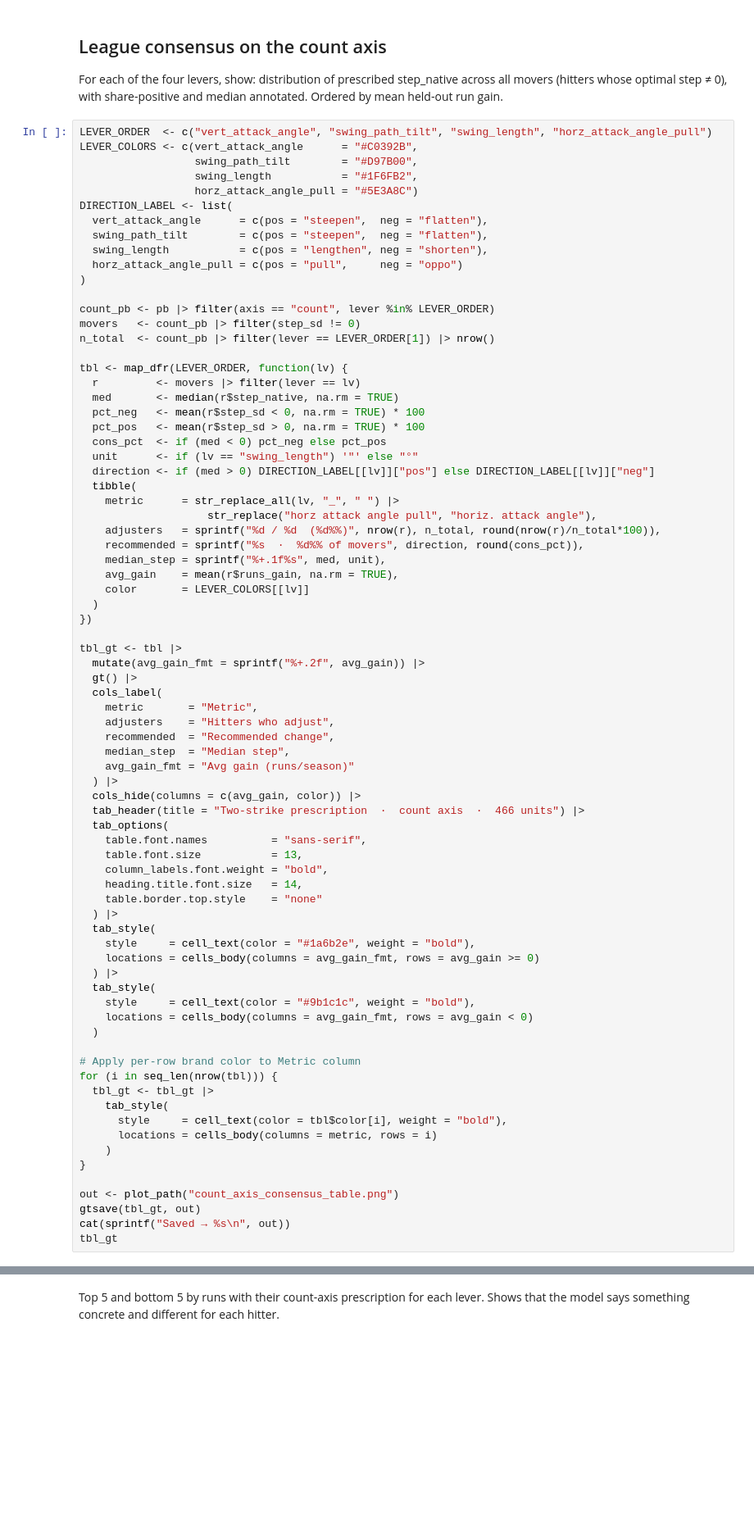
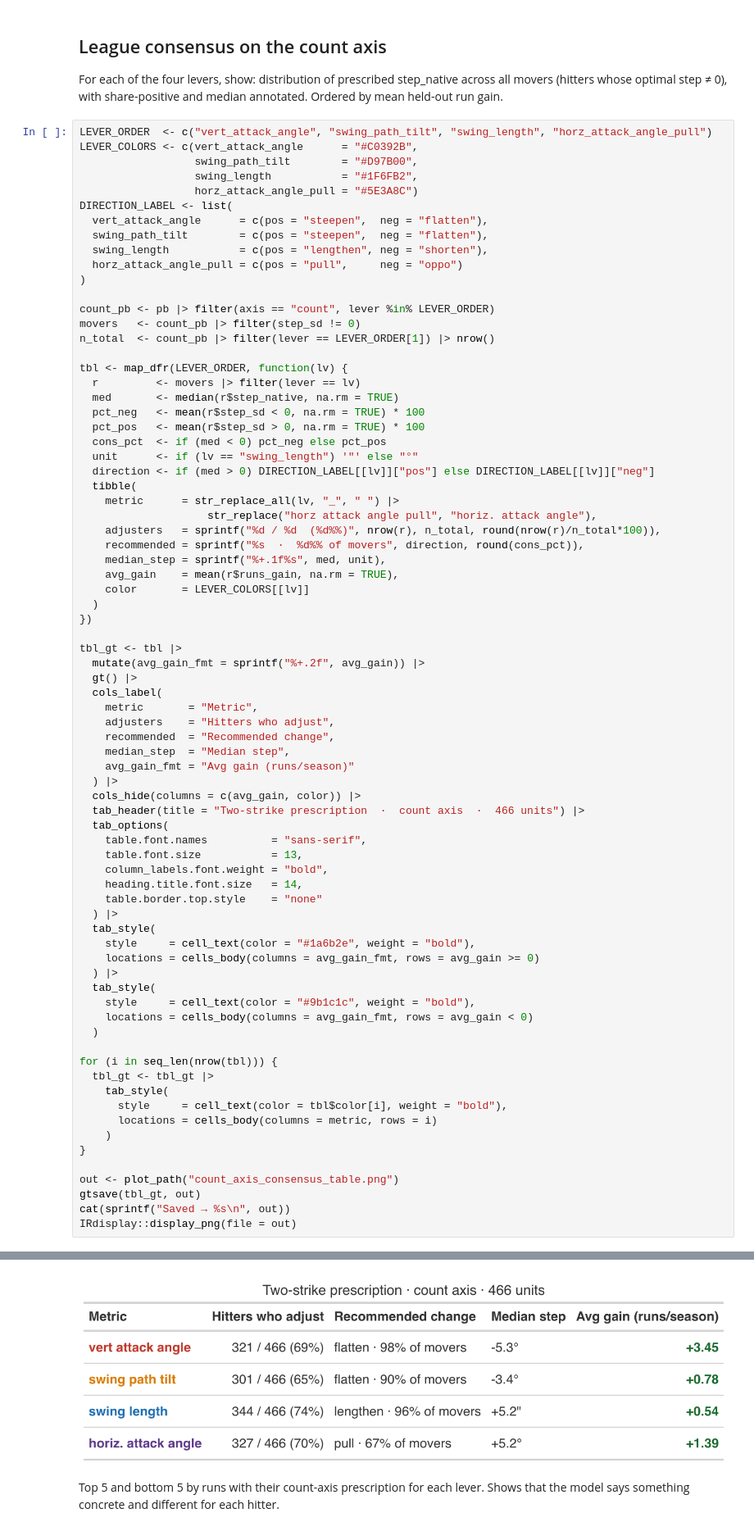
Before and after one commit to theoauyeung/swing_repertoire, a Jupyter notebook: src/playbook_results.ipynb, the cells around one changed output, grey strips where cells are left out. Shown at 82% size. Saved outputs shown, nothing was run; the diff lists cells and outputs as text; blank space fills up the shorter version.

Commit message:
fix: display gt table as PNG inline instead of raw object internals
Co-Authored-By: Claude Sonnet 4.6 <noreply@anthropic.com>

```diff
--- a/src/playbook_results.ipynb
+++ b/src/playbook_results.ipynb
@@ -114,7 +114,6 @@ tbl_gt <- tbl |>
     locations = cells_body(columns = avg_gain_fmt, rows = avg_gain < 0)
   )
 
-# Apply per-row brand color to Metric column
 for (i in seq_len(nrow(tbl))) {
   tbl_gt <- tbl_gt |>
     tab_style(
@@ -126,6 +125,6 @@ for (i in seq_len(nrow(tbl))) {
 out <- plot_path("count_axis_consensus_table.png")
 gtsave(tbl_gt, out)
 cat(sprintf("Saved → %s\n", out))
-tbl_gt
+IRdisplay::display_png(file = out)
 # %% [output]
 Saved → /Users/theoauyeung/Documents/swing_repertoire/results/plots/playbook/count_axis_consensus_table.png
@@ -149,3 +131,4 @@ Saved → /Users/theoauyeung/Documents/swing_repertoire/results/plots/playbook/c
+[figure, added]
 # %% [markdown]
 Top 5 and bottom 5 by runs with their count-axis prescription for each lever.
 Shows that the model says something concrete and different for each hitter.
```
Also changed, not shown: parts of 1 cell of this notebook.
